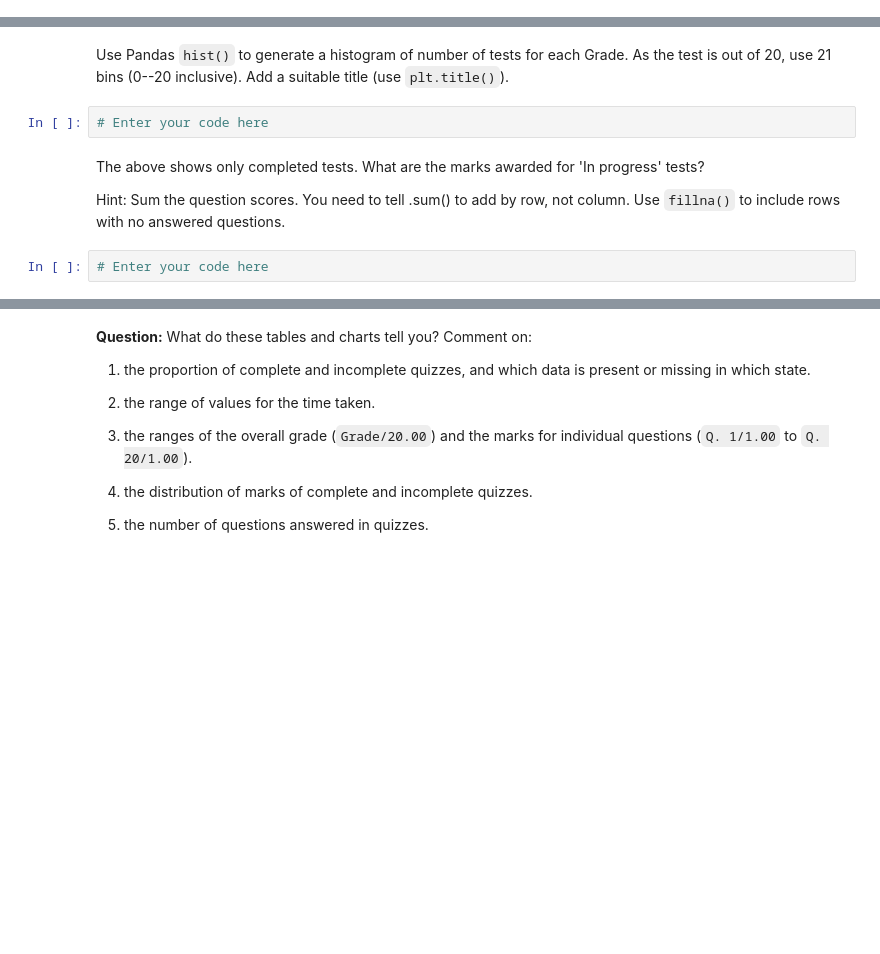
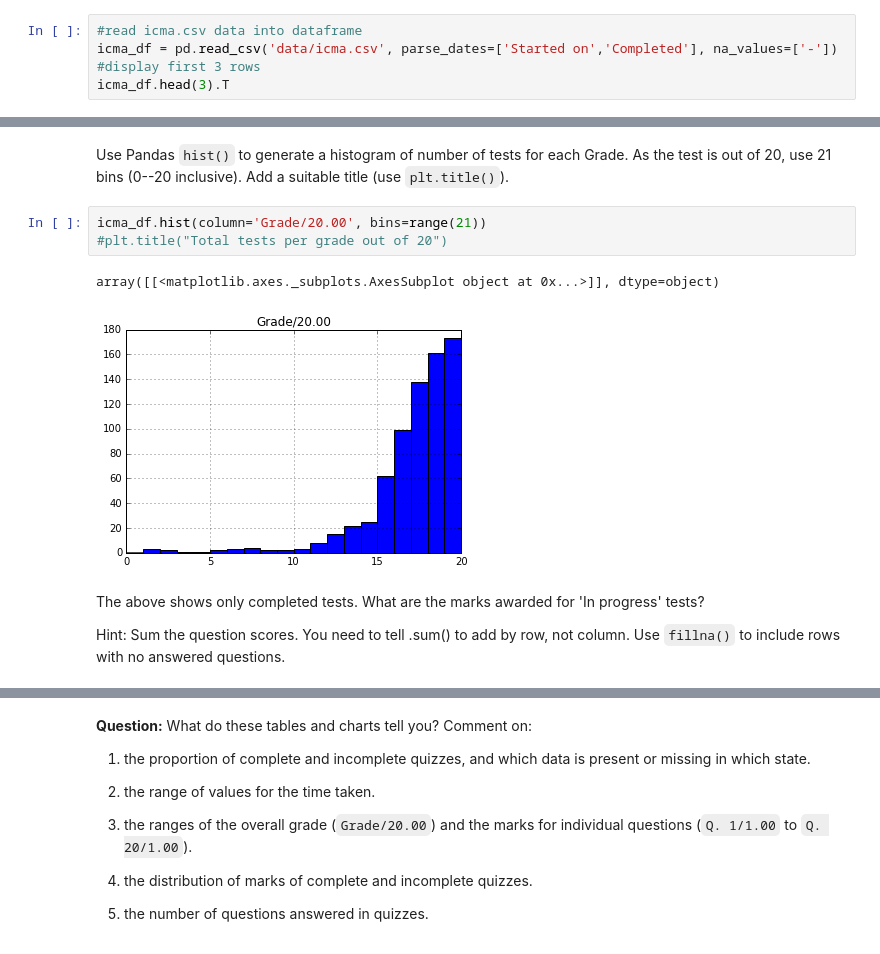
Before and after one commit to prathameshyeotekar1/notebooks, a Jupyter notebook: 2016J_TMA01/2016J_TMA01_q3.ipynb, the cells around one changed output, grey strips where cells are left out. Cells and saved outputs as stored; diff of their text form; blank space fills up the shorter version.

```diff
--- a/2016J_TMA01/2016J_TMA01_q3.ipynb
+++ b/2016J_TMA01/2016J_TMA01_q3.ipynb
@@ -47,0 +46,5 @@ Also note that it can be easier to see the data if you transpose the dataframe y
+# %%
+#read icma.csv data into dataframe
+icma_df = pd.read_csv('data/icma.csv', parse_dates=['Started on','Completed'], na_values=['-'])
+#display first 3 rows
+icma_df.head(3).T
@@ -64,10 +150,12 @@ All iCMA attempts are recorded in the data, whether or not they are finished. Th
 # %% [markdown]
 Use Pandas `hist()` to generate a histogram of number of tests for each Grade. As the test is out of 20, use 21 bins (0--20 inclusive). Add a suitable title (use `plt.title()`).
-# %%
-# Enter your code here
+# %%
+icma_df.hist(column='Grade/20.00', bins=range(21))
+#plt.title("Total tests per grade out of 20")
+# %% [output]
+array([[<matplotlib.axes._subplots.AxesSubplot object at 0x...>]], dtype=object)
+[figure, added]
 # %% [markdown]
 The above shows only completed tests. What are the marks awarded for 'In progress' tests?
 
 Hint: Sum the question scores. You need to tell .sum() to add by row, not column. Use `fillna()` to include rows with no answered questions.
-# %%
-# Enter your code here
```
Also changed, not shown: parts of 13 cells of this notebook, 7 other files.
